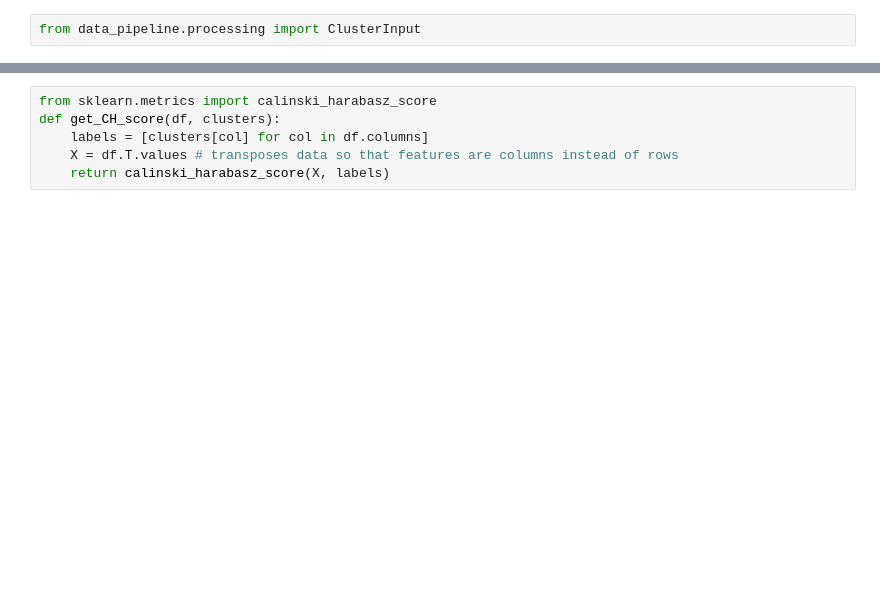
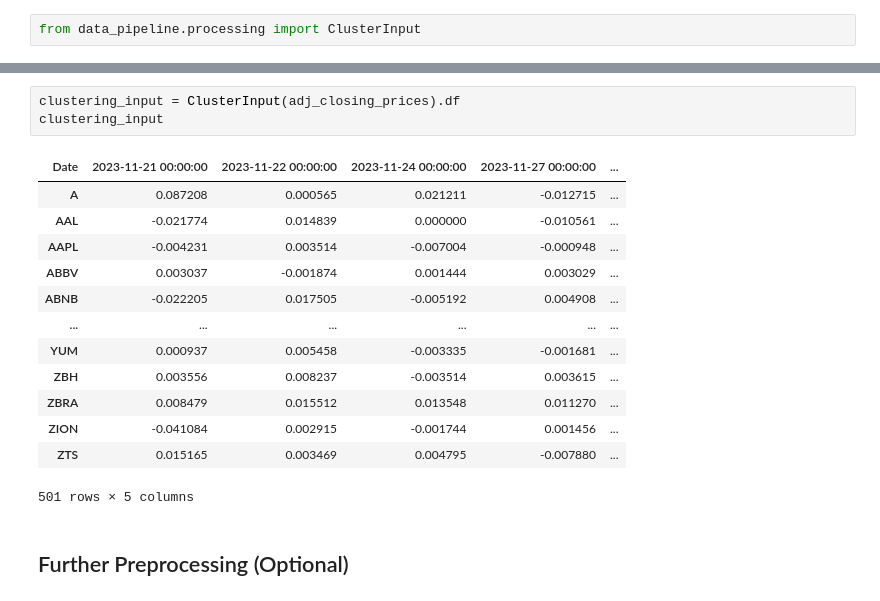
Before and after one commit to AssafBarNatan/SP500-clustering, a Jupyter notebook: Data_Processing_Pipeline.ipynb, the cells around one changed output, grey strips where cells are left out. Drawn from its saved outputs; the diff is of its cells as text; blank space fills up the shorter version.

Commit message:
Additional data pipeline changes.

```diff
--- a/Data_Processing_Pipeline.ipynb
+++ b/Data_Processing_Pipeline.ipynb
@@ -166,6 +156,19 @@ Index(['A', 'ACN', 'ADBE', 'ADI', 'ADM', 'AEP', 'AFL', 'AIZ', 'AJG', 'AKAM',
-# %%
-from sklearn.metrics import calinski_harabasz_score
-def get_CH_score(df, clusters):
-    labels = [clusters[col] for col in df.columns]
-    X = df.T.values # transposes data so that features are columns instead of rows
-    return calinski_harabasz_score(X, labels)
+# %%
+clustering_input = ClusterInput(adj_closing_prices).df
+clustering_input
+# %% [output]
+| Date | 2023-11-21 00:00:00 | 2023-11-22 00:00:00 | 2023-11-24 00:00:00 | 2023-11-27 00:00:00 | ... |
+| A | 0.087208 | 0.000565 | 0.021211 | -0.012715 | ... |
+| AAL | -0.021774 | 0.014839 | 0.000000 | -0.010561 | ... |
+| AAPL | -0.004231 | 0.003514 | -0.007004 | -0.000948 | ... |
+| ABBV | 0.003037 | -0.001874 | 0.001444 | 0.003029 | ... |
+| ABNB | -0.022205 | 0.017505 | -0.005192 | 0.004908 | ... |
+| ... | ... | ... | ... | ... | ... |
+| YUM | 0.000937 | 0.005458 | -0.003335 | -0.001681 | ... |
+| ZBH | 0.003556 | 0.008237 | -0.003514 | 0.003615 | ... |
+| ZBRA | 0.008479 | 0.015512 | 0.013548 | 0.011270 | ... |
+| ZION | -0.041084 | 0.002915 | -0.001744 | 0.001456 | ... |
+| ZTS | 0.015165 | 0.003469 | 0.004795 | -0.007880 | ... |
+501 rows × 5 columns
+# %% [markdown]
+## Further Preprocessing (Optional)
```
Also changed, not shown: parts of 17 cells of this notebook, 1 other file.
